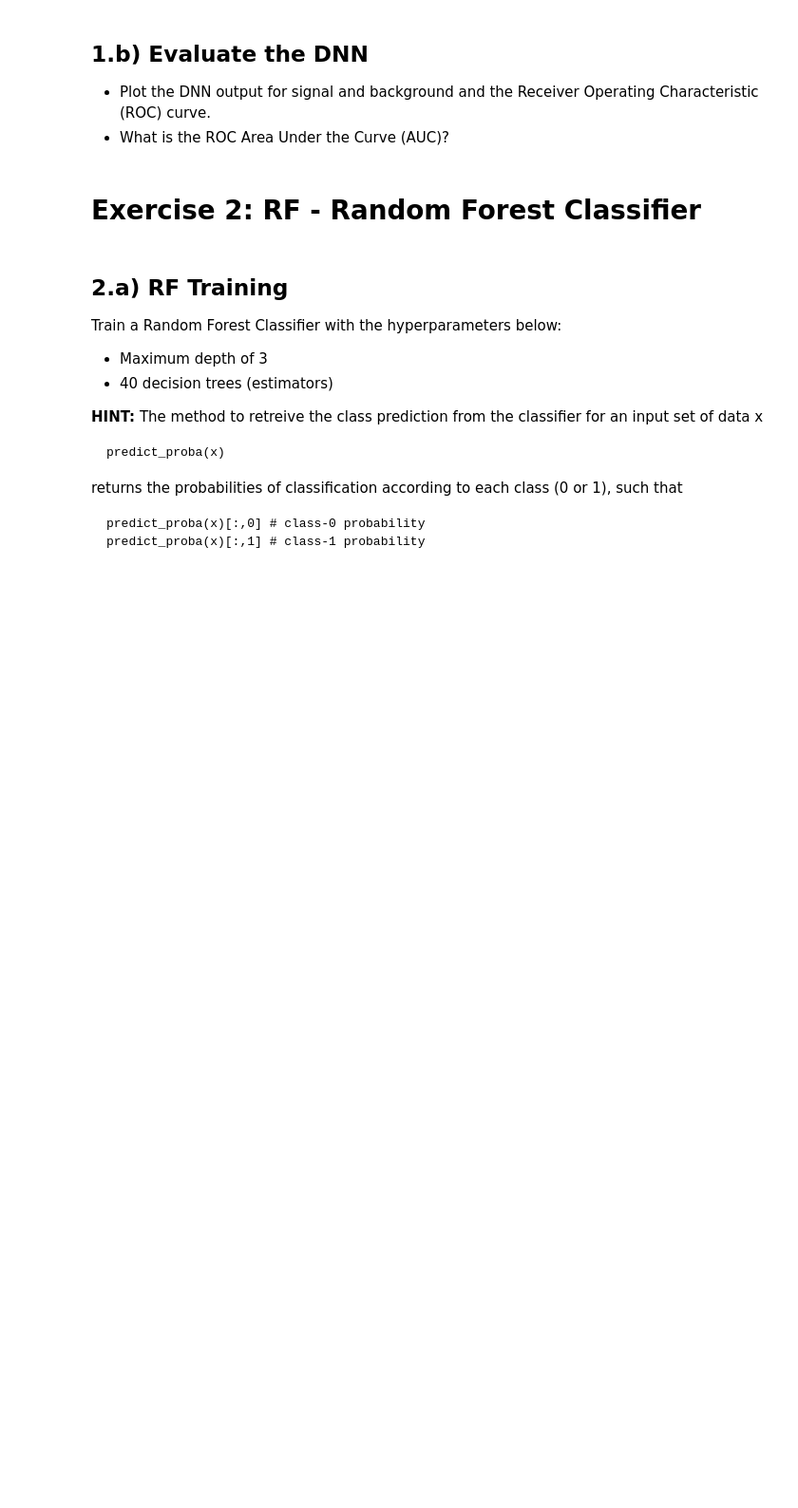
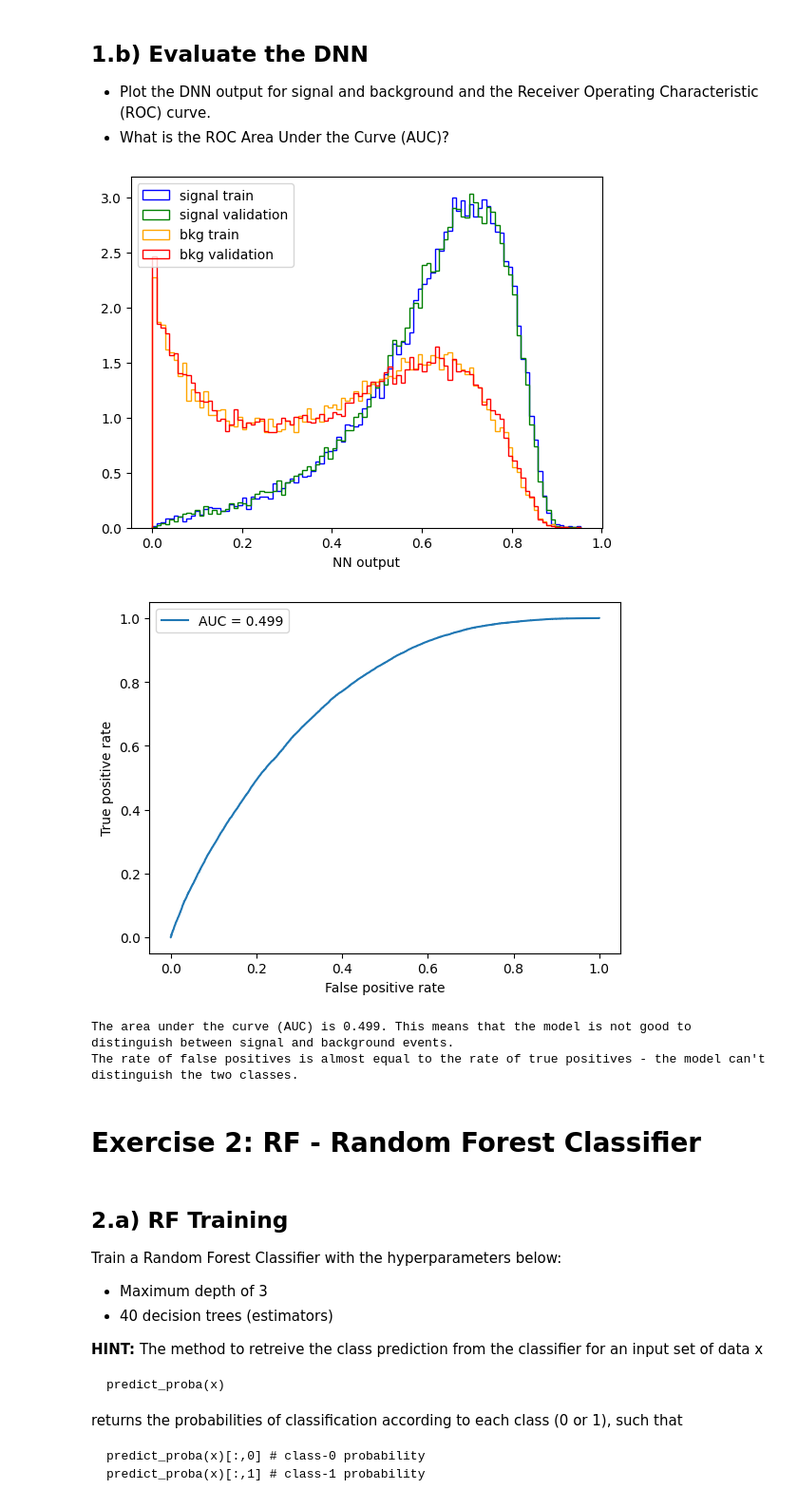
Before and after one commit to joaopedrobiu6/MASHEP_jbiu, a Jupyter notebook: hw3/MASimHEP-3rdHomework-2024.ipynb, the cells around one changed output. Shown: that part at 95% size. Cells and saved outputs as stored; diff of their text form; code cells hidden in the pictures; blank space fills up the shorter version.

```diff
--- a/hw3/MASimHEP-3rdHomework-2024.ipynb
+++ b/hw3/MASimHEP-3rdHomework-2024.ipynb
@@ -220,3 +218,30 @@ plt.legend()
+# %%
+# your answer
+bins = plt.hist(y_train_pred[y_train==1], bins=100, density=True, histtype='step', color='blue', label='signal train')
+plt.hist(y_val_pred[y_val==1], bins=bins[1], density=True, histtype='step', color='green', label='signal validation')
+plt.hist(y_train_pred[y_train==0], bins=bins[1], density=True, histtype='step', color='orange', label='bkg train')
+plt.hist(y_val_pred[y_val==0], bins=bins[1], density=True, histtype='step', color='red', label='bkg validation')
+
+plt.xlabel('NN output')
+plt.legend()
+plt.show()
+
+# RPC curve
+fpr, tpr, _ = roc_curve(y_val, y_val_pred)
+auc = roc_auc_score(y_train, y_val_pred)
+plt.plot(fpr, tpr, label=f'AUC = {auc:.3f}')
+plt.xlabel('False positive rate')
+plt.ylabel('True positive rate')
+plt.legend()
+plt.show()
+
+print(f"The area under the curve (AUC) is {auc:.3f}. This means that the model is not good to distinguish between signal and background events.")
+print(f"The rate of false positives is almost equal to the rate of true positives - the model can't distinguish the two classes.")
+# %% [output]
+[figure, added]
+[figure, added]
+The area under the curve (AUC) is 0.499. This means that the model is not good to distinguish between signal and background events.
+The rate of false positives is almost equal to the rate of true positives - the model can't distinguish the two classes.
 # %% [markdown]
 # Exercise 2: RF - Random Forest Classifier
 # %% [markdown]
```
Also changed, not shown: parts of 7 cells of this notebook.
